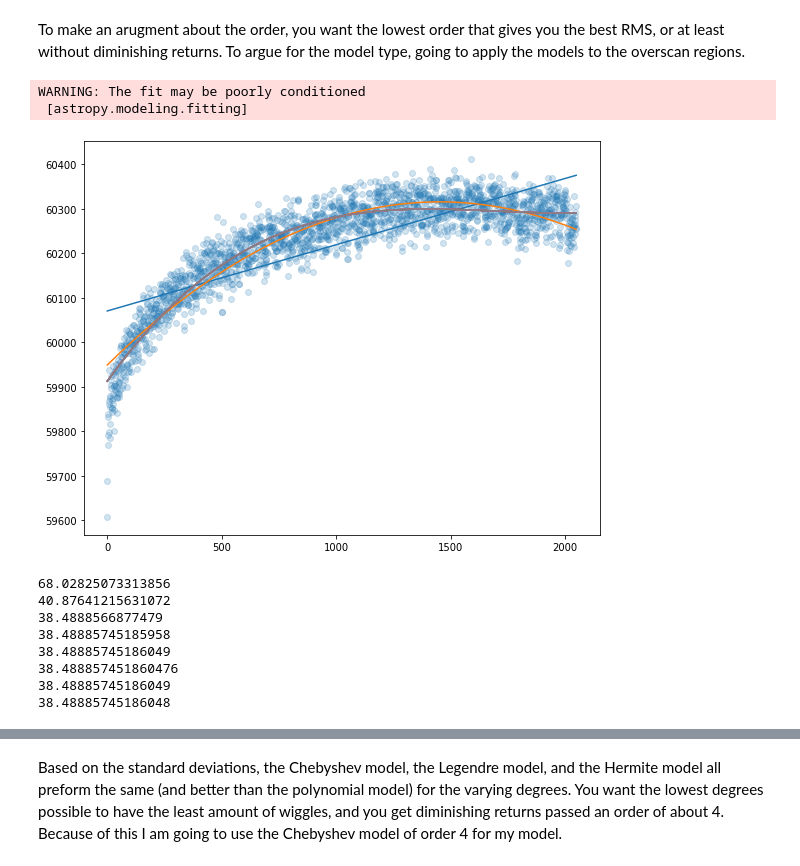
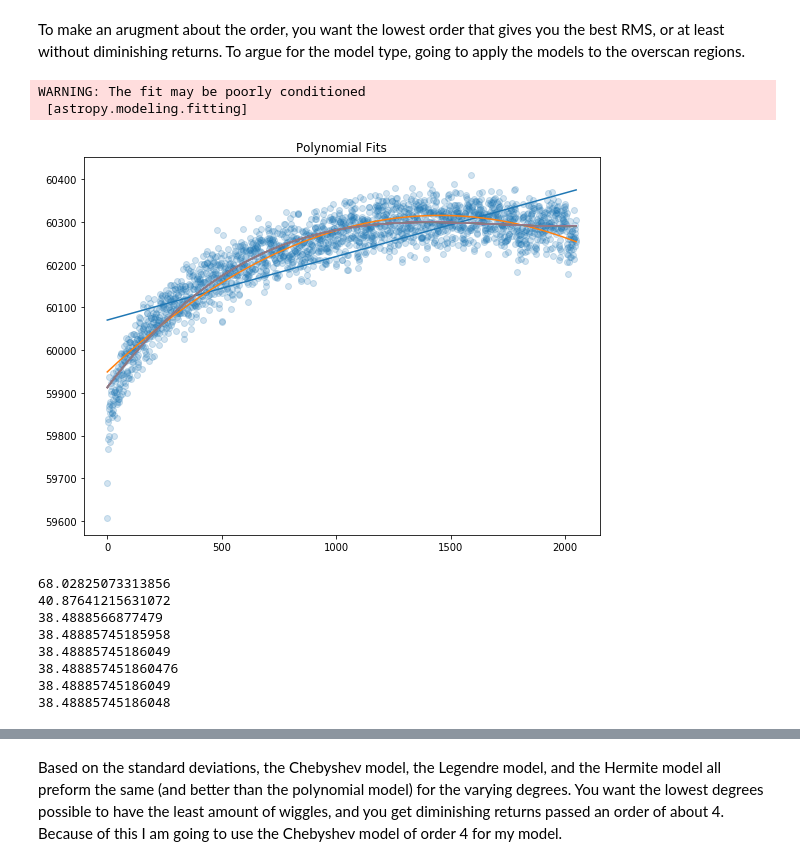
Before and after one commit to VanderbiltAstronomy/astr_8060_s21, a Jupyter notebook: work/drakecl/hw4_tasks.ipynb, the cells around one changed output, grey strips where cells are left out. Drawn from its saved outputs; the diff is of its cells as text; code cells hidden in the pictures.

```diff
--- a/work/drakecl/hw4_tasks.ipynb
+++ b/work/drakecl/hw4_tasks.ipynb
@@ -309,34 +324,35 @@ bfp3 = fitter(p3, pixels, flat_overscan_combine)
 bfp4 = fitter(p4, pixels, flat_overscan_combine)
 bfp5 = fitter(p5, pixels, flat_overscan_combine)
 bfp6 = fitter(p6, pixels, flat_overscan_combine)
 bfp7 = fitter(p7, pixels, flat_overscan_combine)
 bfp8 = fitter(p8, pixels, flat_overscan_combine)
 
 fig,ax = plt.subplots(figsize=(8,6))
 ax.scatter(pixels, flat_overscan_combine, alpha=0.2)
 ax.plot(pixels, bfp1(pixels))
 ax.plot(pixels, bfp2(pixels))
 ax.plot(pixels, bfp3(pixels))
 ax.plot(pixels, bfp4(pixels))
 ax.plot(pixels, bfp5(pixels))
 ax.plot(pixels, bfp6(pixels))
 ax.plot(pixels, bfp7(pixels))
 ax.plot(pixels, bfp8(pixels))
+ax.set_title('Polynomial Fits')
 fig.tight_layout()
 plt.show(fig);
 
 print(np.std(bfp1(pixels) - flat_overscan_combine))
 print(np.std(bfp2(pixels) - flat_overscan_combine))
 print(np.std(bfp3(pixels) - flat_overscan_combine))
 print(np.std(bfp4(pixels) - flat_overscan_combine))
 print(np.std(bfp5(pixels) - flat_overscan_combine))
 print(np.std(bfp6(pixels) - flat_overscan_combine))
 print(np.std(bfp7(pixels) - flat_overscan_combine))
 print(np.std(bfp8(pixels) - flat_overscan_combine))
 # %% [output]
 WARNING: The fit may be poorly conditioned
  [astropy.modeling.fitting]
-[figure, old version]
+[figure, new version]
 68.02825073313856
 40.87641215631072
 38.4888566877479
```
Also changed, not shown: parts of 8 cells of this notebook.
